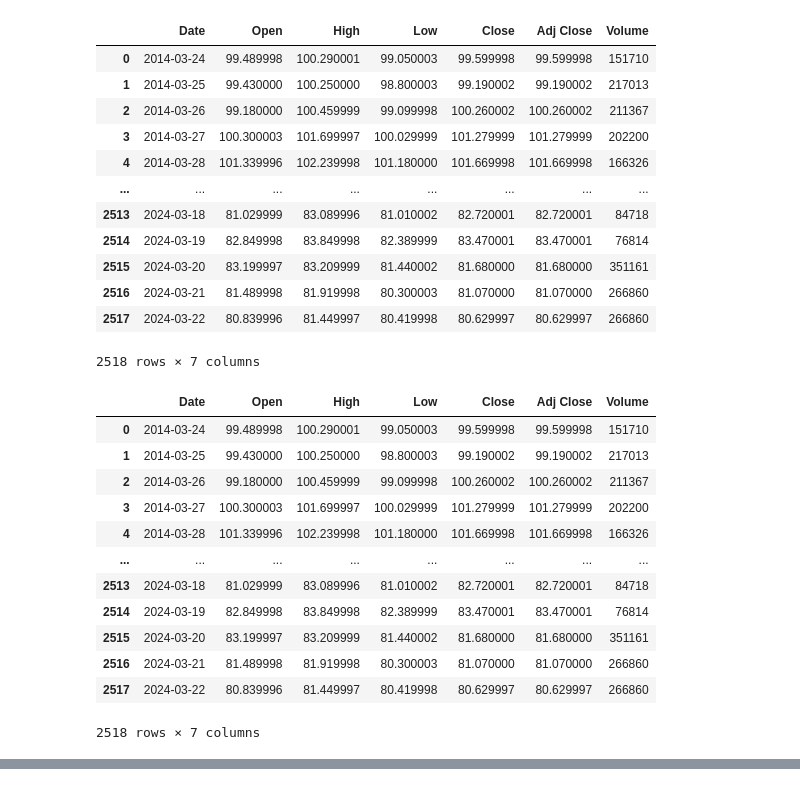
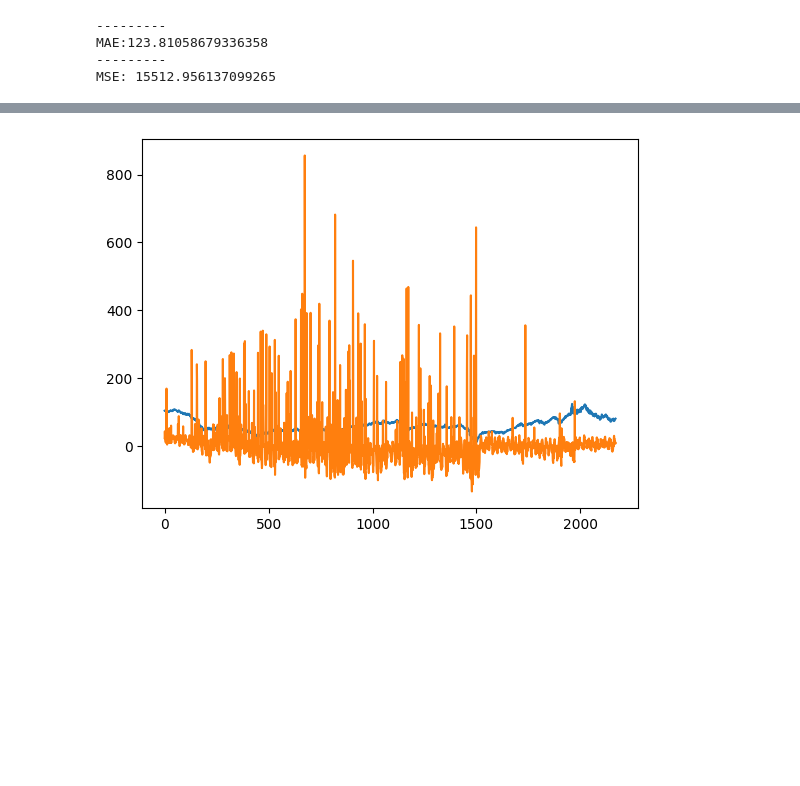
Before and after one commit to BenjaminWare/quantathon, a Jupyter notebook: Discovery.ipynb, the cells around one changed output, grey strips where cells are left out. Saved outputs shown, nothing was run; the diff lists cells and outputs as text; code cells hidden in the pictures; blank space fills up the shorter version.

```diff
--- a/Discovery.ipynb
+++ b/Discovery.ipynb
@@ -19,32 +159,16 @@ plt.show()
-# %%
-dal
-# %% [output]
-|  | Date | Open | High | Low | Close | Adj Close | Volume |
-| 0 | 2014-03-24 | 99.489998 | 100.290001 | 99.050003 | 99.599998 | 99.599998 | 151710 |
-| 1 | 2014-03-25 | 99.430000 | 100.250000 | 98.800003 | 99.190002 | 99.190002 | 217013 |
-| 2 | 2014-03-26 | 99.180000 | 100.459999 | 99.099998 | 100.260002 | 100.260002 | 211367 |
-| 3 | 2014-03-27 | 100.300003 | 101.699997 | 100.029999 | 101.279999 | 101.279999 | 202200 |
-| 4 | 2014-03-28 | 101.339996 | 102.239998 | 101.180000 | 101.669998 | 101.669998 | 166326 |
-| ... | ... | ... | ... | ... | ... | ... | ... |
-| 2513 | 2024-03-18 | 81.029999 | 83.089996 | 81.010002 | 82.720001 | 82.720001 | 84718 |
-| 2514 | 2024-03-19 | 82.849998 | 83.849998 | 82.389999 | 83.470001 | 83.470001 | 76814 |
-| 2515 | 2024-03-20 | 83.199997 | 83.209999 | 81.440002 | 81.680000 | 81.680000 | 351161 |
-| 2516 | 2024-03-21 | 81.489998 | 81.919998 | 80.300003 | 81.070000 | 81.070000 | 266860 |
-| 2517 | 2024-03-22 | 80.839996 | 81.449997 | 80.419998 | 80.629997 | 80.629997 | 266860 |
-2518 rows × 7 columns
-# %%
-oil
-# %% [output]
-|  | Date | Open | High | Low | Close | Adj Close | Volume |
-| 0 | 2014-03-24 | 99.489998 | 100.290001 | 99.050003 | 99.599998 | 99.599998 | 151710 |
-| 1 | 2014-03-25 | 99.430000 | 100.250000 | 98.800003 | 99.190002 | 99.190002 | 217013 |
-| 2 | 2014-03-26 | 99.180000 | 100.459999 | 99.099998 | 100.260002 | 100.260002 | 211367 |
-| 3 | 2014-03-27 | 100.300003 | 101.699997 | 100.029999 | 101.279999 | 101.279999 | 202200 |
-| 4 | 2014-03-28 | 101.339996 | 102.239998 | 101.180000 | 101.669998 | 101.669998 | 166326 |
-| ... | ... | ... | ... | ... | ... | ... | ... |
-| 2513 | 2024-03-18 | 81.029999 | 83.089996 | 81.010002 | 82.720001 | 82.720001 | 84718 |
-| 2514 | 2024-03-19 | 82.849998 | 83.849998 | 82.389999 | 83.470001 | 83.470001 | 76814 |
-| 2515 | 2024-03-20 | 83.199997 | 83.209999 | 81.440002 | 81.680000 | 81.680000 | 351161 |
-| 2516 | 2024-03-21 | 81.489998 | 81.919998 | 80.300003 | 81.070000 | 81.070000 | 266860 |
-| 2517 | 2024-03-22 | 80.839996 | 81.449997 | 80.419998 | 80.629997 | 80.629997 | 266860 |
-2518 rows × 7 columns
+# %%
+print("---------")
+print(f"MAE:{mae(Y_test,prediction[:,0])}")
+print("---------")
+print(f"MSE: {mse(Y_test,prediction[:,0])}")
+# %% [output]
+---------
+MAE:123.81058679336358
+---------
+MSE: 15512.956137099265
+# %%
+prediction = model.predict(X_train)
+plt.plot(Y_train)
+plt.plot(prediction[:,0] + 50)
+plt.show()
+# %% [output]
@@ -50,0 +176 @@ oil
+[figure, added]
```
Also changed, not shown: parts of 18 cells of this notebook, 4 other files.
